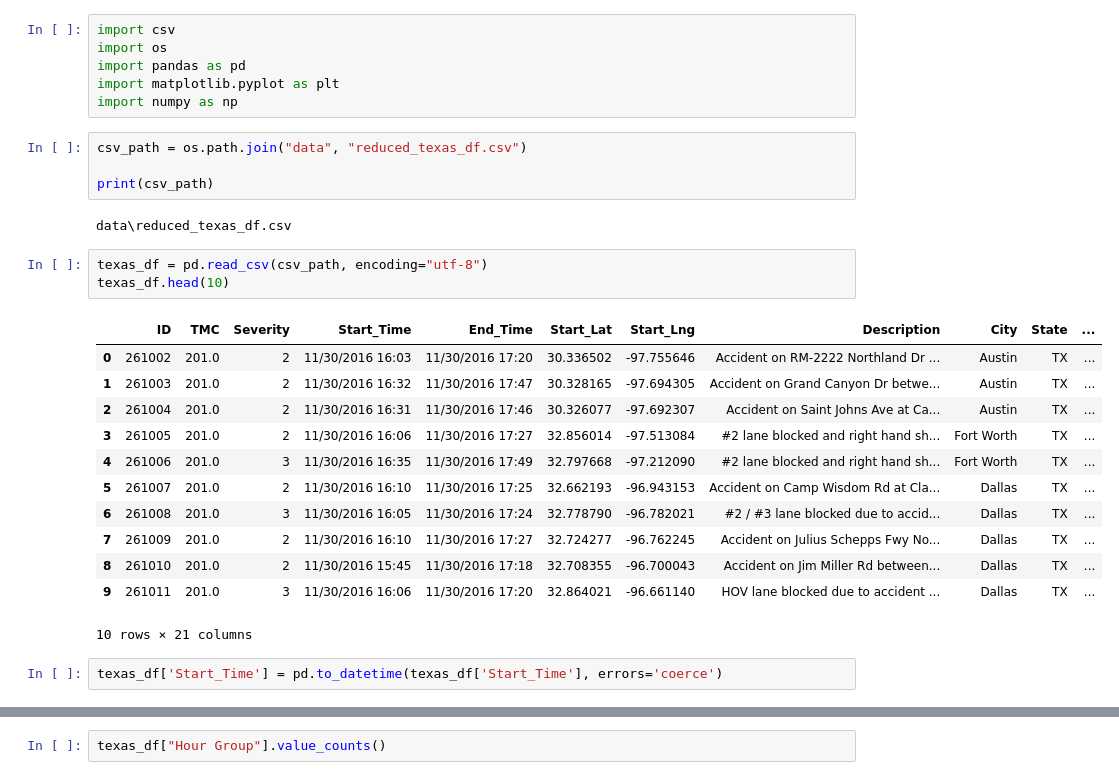
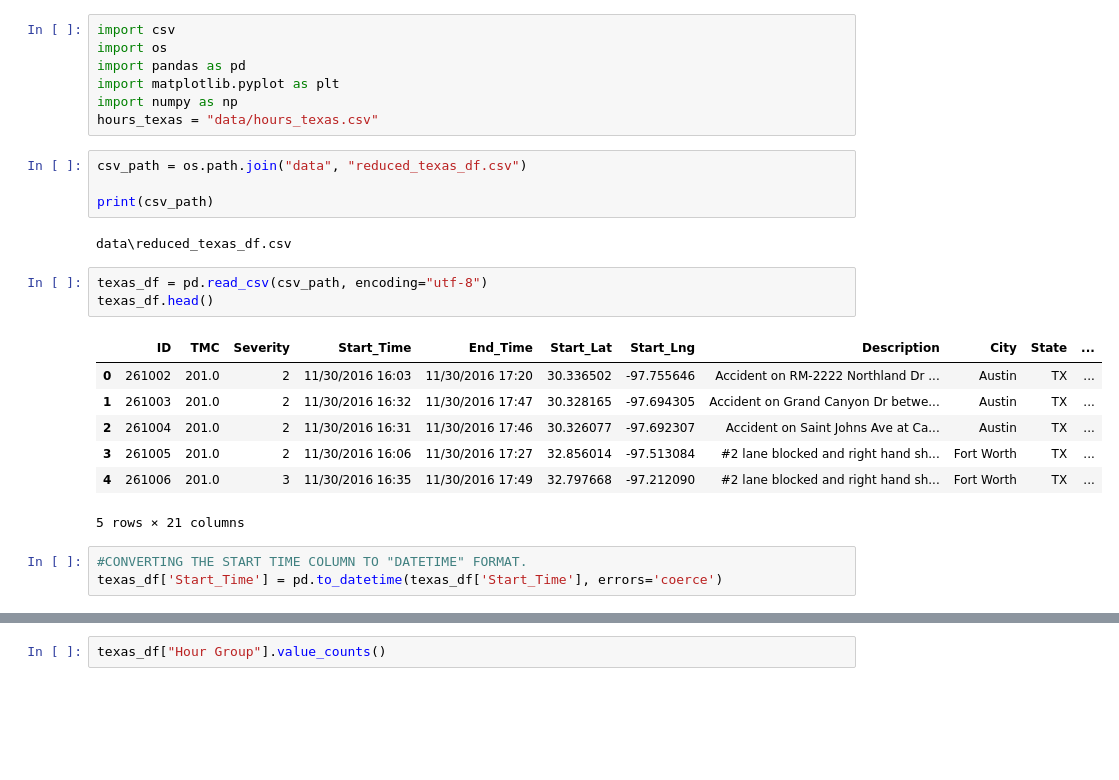
Before and after one commit to bjohnson90/data_science_group_project_1, a Jupyter notebook: Hours Bar Plot.ipynb, the cells around one changed output, grey strips where cells are left out. Saved outputs shown, nothing was run; the diff lists cells and outputs as text; blank space fills up the shorter version.

```diff
--- a/Hours Bar Plot.ipynb
+++ b/Hours Bar Plot.ipynb
@@ -4,6 +4,7 @@ import os
 import pandas as pd
 import matplotlib.pyplot as plt
 import numpy as np
+hours_texas = "data/hours_texas.csv"
 # %%
 csv_path = os.path.join("data", "reduced_texas_df.csv")
 
@@ -12,19 +13,15 @@ print(csv_path)
 data\reduced_texas_df.csv
 # %%
 texas_df = pd.read_csv(csv_path, encoding="utf-8")
-texas_df.head(10)
+texas_df.head()
 # %% [output]
 |  | ID | TMC | Severity | Start_Time | End_Time | Start_Lat | Start_Lng | Description | City | State | ... |
 | 0 | 261002 | 201.0 | 2 | 11/30/2016 16:03 | 11/30/2016 17:20 | 30.336502 | -97.755646 | Accident on RM-2222 Northland Dr ... | Austin | TX | ... |
 | 1 | 261003 | 201.0 | 2 | 11/30/2016 16:32 | 11/30/2016 17:47 | 30.328165 | -97.694305 | Accident on Grand Canyon Dr betwe... | Austin | TX | ... |
 | 2 | 261004 | 201.0 | 2 | 11/30/2016 16:31 | 11/30/2016 17:46 | 30.326077 | -97.692307 | Accident on Saint Johns Ave at Ca... | Austin | TX | ... |
 | 3 | 261005 | 201.0 | 2 | 11/30/2016 16:06 | 11/30/2016 17:27 | 32.856014 | -97.513084 | #2 lane blocked and right hand sh... | Fort Worth | TX | ... |
 | 4 | 261006 | 201.0 | 3 | 11/30/2016 16:35 | 11/30/2016 17:49 | 32.797668 | -97.212090 | #2 lane blocked and right hand sh... | Fort Worth | TX | ... |
-| 5 | 261007 | 201.0 | 2 | 11/30/2016 16:10 | 11/30/2016 17:25 | 32.662193 | -96.943153 | Accident on Camp Wisdom Rd at Cla... | Dallas | TX | ... |
-| 6 | 261008 | 201.0 | 3 | 11/30/2016 16:05 | 11/30/2016 17:24 | 32.778790 | -96.782021 | #2 / #3 lane blocked due to accid... | Dallas | TX | ... |
-| 7 | 261009 | 201.0 | 2 | 11/30/2016 16:10 | 11/30/2016 17:27 | 32.724277 | -96.762245 | Accident on Julius Schepps Fwy No... | Dallas | TX | ... |
-| 8 | 261010 | 201.0 | 2 | 11/30/2016 15:45 | 11/30/2016 17:18 | 32.708355 | -96.700043 | Accident on Jim Miller Rd between... | Dallas | TX | ... |
-| 9 | 261011 | 201.0 | 3 | 11/30/2016 16:06 | 11/30/2016 17:20 | 32.864021 | -96.661140 | HOV lane blocked due to accident ... | Dallas | TX | ... |
-10 rows × 21 columns
+5 rows × 21 columns
 # %%
+#CONVERTING THE START TIME COLUMN TO "DATETIME" FORMAT.
 texas_df['Start_Time'] = pd.to_datetime(texas_df['Start_Time'], errors='coerce')
```
Also changed, not shown: parts of 8 cells of this notebook, 3 other files.
